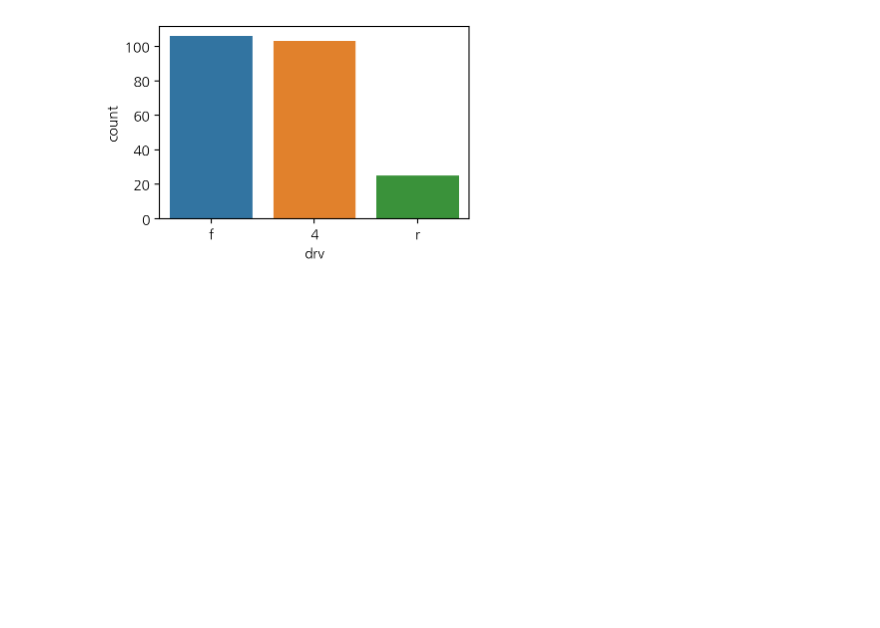
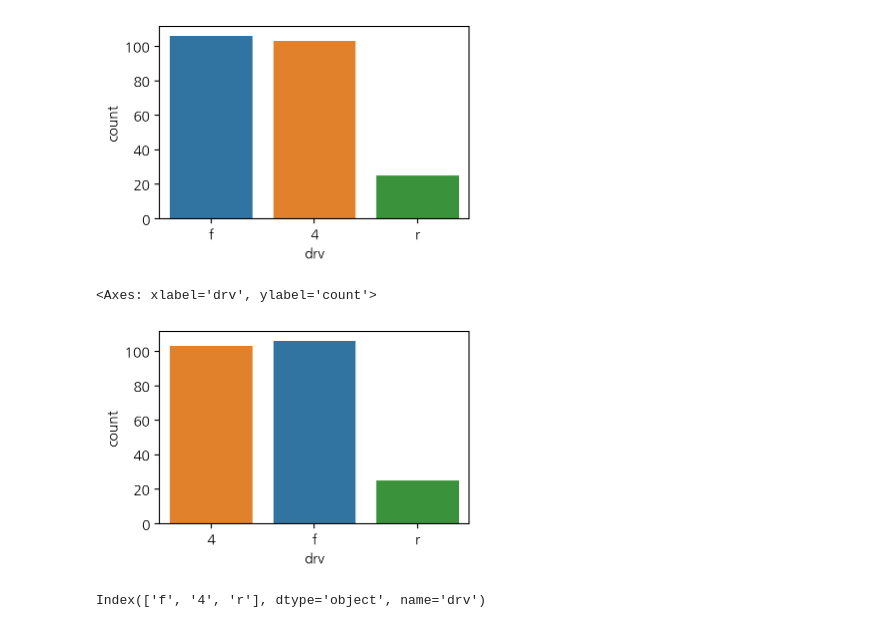
Before and after one commit to Acsr17107/2025-1-myclass-BDA, a Jupyter notebook: inclass/10w_B_wed_0507_easy_ch08.ipynb, the cells around one changed output. Saved outputs shown, nothing was run; the diff lists cells and outputs as text; code cells hidden in the pictures; blank space fills up the shorter version.

```diff
--- a/inclass/10w_B_wed_0507_easy_ch08.ipynb
+++ b/inclass/10w_B_wed_0507_easy_ch08.ipynb
@@ -287,3 +287,12 @@ sns.countplot(data=mpg, x='drv', hue='drv')
 # %% [output]
 <Axes: xlabel='drv', ylabel='count'>
 [figure]
+# %%
+sns.countplot(data=mpg, x='drv', hue='drv', order=['4', 'f', 'r'])
+# %% [output]
+<Axes: xlabel='drv', ylabel='count'>
+[figure, added]
+# %%
+mpg.drv.value_counts().index
+# %% [output]
+Index(['f', '4', 'r'], dtype='object', name='drv')
```
Also changed, not shown: parts of 38 cells of this notebook.
